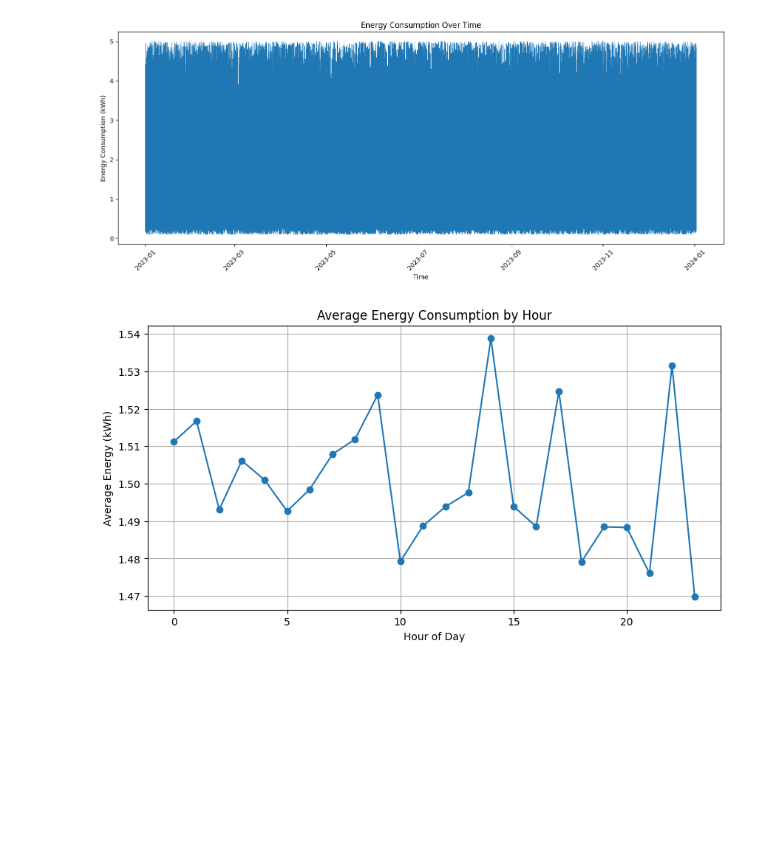
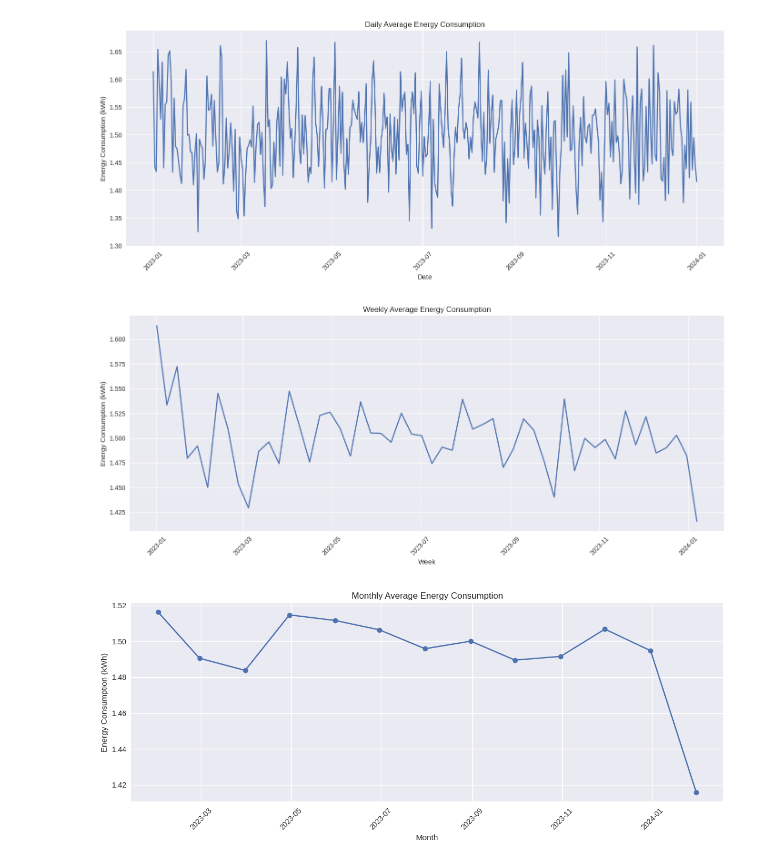
Before and after one commit to JayeshPatil1234/Smart-Energy-Consumption-Analysis-and-Prediction-using-Machine-Learning-with-Device-Level-Insights, a Jupyter notebook: notebooks/dashboard_visualization.ipynb, the cells around one changed output. Drawn from its saved outputs; the diff is of its cells as text; code cells hidden in the pictures; blank space fills up the shorter version.

Commit message:
"Week 7: Dashboard and Visualization module completed with documentation"

```diff
--- a/notebooks/dashboard_visualization.ipynb
+++ b/notebooks/dashboard_visualization.ipynb
@@ -14 +3,8 @@ Model file not found. Train model first.
+# %%
+import pandas as pd
+import matplotlib.pyplot as plt
+import seaborn as sns
+import os
+
+plt.style.use("seaborn-v0_8")
 # %%
@@ -26,0 +29,16 @@ df = df.sort_values("timestamp")
+# %%
+# Extract hour
+df['hour'] = df.index.hour
+
+hourly_avg = df.groupby('hour')['Energy Consumption (kWh)'].mean()
+
+plt.figure(figsize=(10,5))
+plt.plot(hourly_avg.index, hourly_avg.values, marker='o')
+
+plt.title("Average Energy Consumption by Hour")
+plt.xlabel("Hour of Day")
+plt.ylabel("Energy Consumption (kWh)")
+plt.xticks(range(0,24))
+plt.grid(True)
+plt.tight_layout()
+plt.show()
@@ -27,28 +47,50 @@ df = df.sort_values("timestamp")
 # %%
 import matplotlib.pyplot as plt
 
+# Daily average consumption
+daily_avg = df['Energy Consumption (kWh)'].resample('D').mean()
+
 plt.figure(figsize=(14,6))
-plt.plot(df['timestamp'], df['Energy Consumption (kWh)'], linewidth=0.5)
-plt.title("Energy Consumption Over Time")
-plt.xlabel("Time")
+plt.plot(daily_avg.index, daily_avg.values)
+
+plt.title("Daily Average Energy Consumption")
+plt.xlabel("Date")
 plt.ylabel("Energy Consumption (kWh)")
 plt.xticks(rotation=45)
 plt.tight_layout()
 plt.show()
 # %% [output]
-[figure, old version]
+[figure, new version]
+# %%
+import matplotlib.pyplot as plt
+
+# Weekly resample (mean)
+weekly_avg = df['Energy Consumption (kWh)'].resample('W').mean()
+
+plt.figure(figsize=(14,6))
+plt.plot(weekly_avg.index, weekly_avg.values)
+
+plt.title("Weekly Average Energy Consumption")
+plt.xlabel("Week")
+plt.ylabel("Energy Consumption (kWh)")
+plt.xticks(rotation=45)
+plt.tight_layout()
+plt.show()
+# %% [output]
+[figure, added]
 # %%
-df['hour'] = df['timestamp'].dt.hour
-hourly_avg = df.groupby('hour')['Energy Consumption (kWh)'].mean()
+monthly_avg = df['Energy Consumption (kWh)'].resample('M').mean()
 
-plt.figure(figsize=(10,5))
-plt.plot(hourly_avg.index, hourly_avg.values, marker='o')
-plt.title("Average Energy Consumption by Hour")
-plt.xlabel("Hour of Day")
-plt.ylabel("Average Energy (kWh)")
-plt.grid(True)
+plt.figure(figsize=(12,5))
+plt.plot(monthly_avg.index, monthly_avg.values, marker='o')
+
+plt.title("Monthly Average Energy Consumption")
+plt.xlabel("Month")
+plt.ylabel("Energy Consumption (kWh)")
+plt.xticks(rotation=45)
+plt.tight_layout()
 plt.show()
 # %% [output]
-[figure, old version]
+[figure, new version]
 # %%
 appliance_avg = df.groupby('Appliance Type')['Energy Consumption (kWh)'].mean()
```
Also changed, not shown: parts of 10 cells of this notebook.
